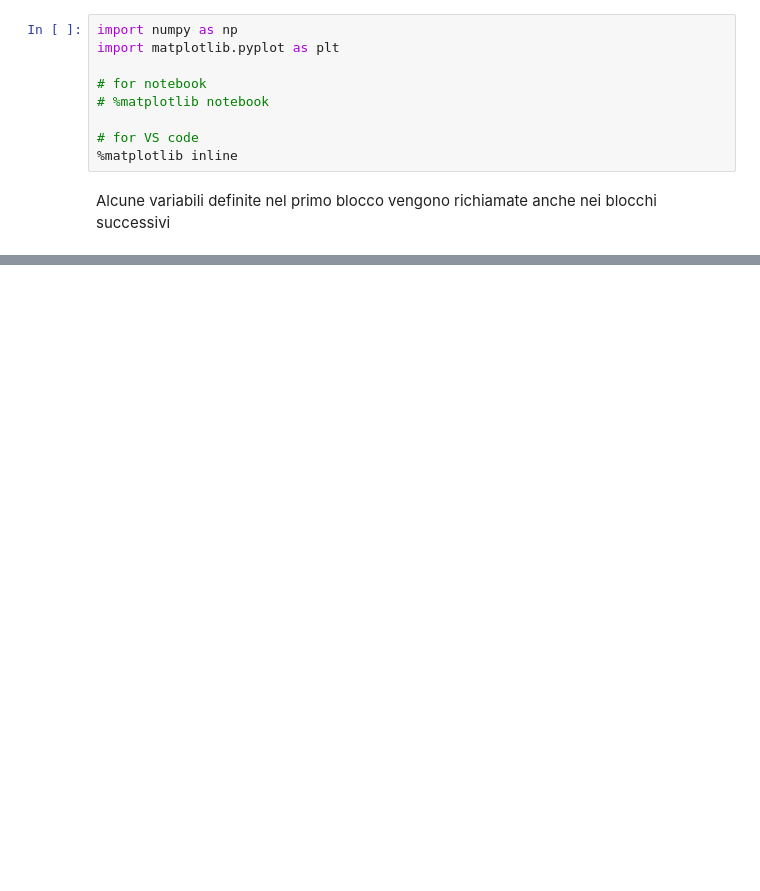
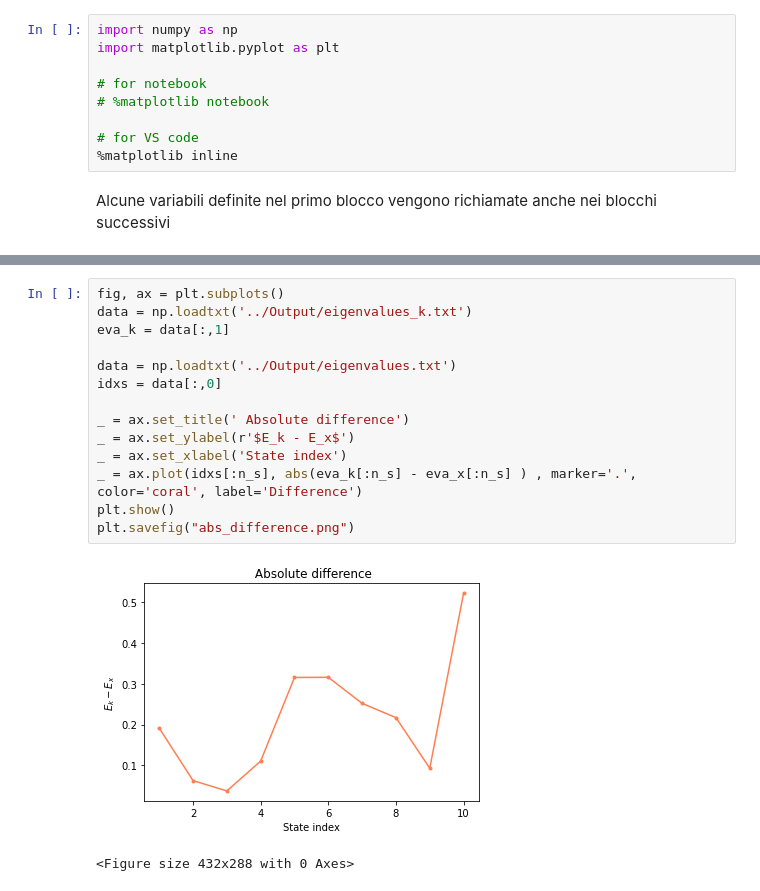
Before and after one commit to Matteo-Quinzi/Lab-Test, a Jupyter notebook: Graphic/Diatomic_mol_graph.ipynb, the cells around one changed output, grey strips where cells are left out. Saved outputs shown, nothing was run; the diff lists cells and outputs as text; blank space fills up the shorter version.

```diff
--- a/Graphic/Diatomic_mol_graph.ipynb
+++ b/Graphic/Diatomic_mol_graph.ipynb
@@ -64,3 +60,20 @@ plt.show()
+# %%
+fig, ax = plt.subplots()
+data = np.loadtxt('../Output/eigenvalues_k.txt')
+eva_k = data[:,1]
+
+data = np.loadtxt('../Output/eigenvalues.txt')
+idxs = data[:,0]
+
+_ = ax.set_title(' Absolute difference')
+_ = ax.set_ylabel(r'$E_k - E_x$')
+_ = ax.set_xlabel('State index')
+_ = ax.plot(idxs[:n_s], abs(eva_k[:n_s] - eva_x[:n_s] ) , marker='.', color='coral', label='Difference')
+plt.show()
+plt.savefig("abs_difference.png")
+# %% [output]
+[figure, added]
+<Figure size 432x288 with 0 Axes>
 # %%
 # Fourier transform comparison
 plt.close('all')
```
Also changed, not shown: parts of 9 cells of this notebook, 33 other files.
